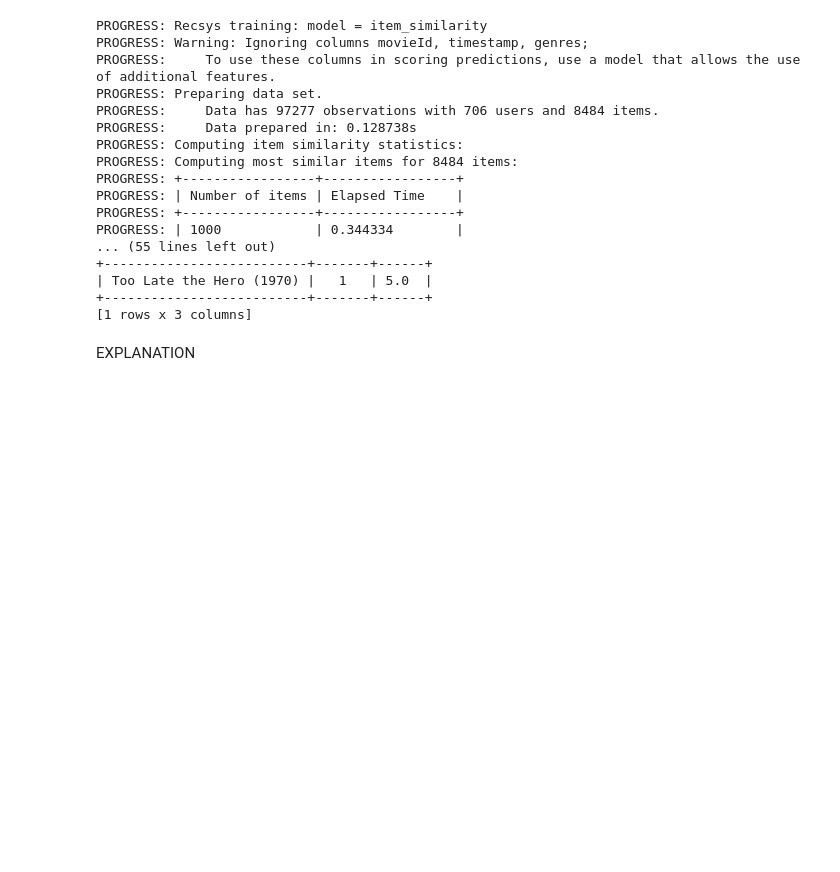
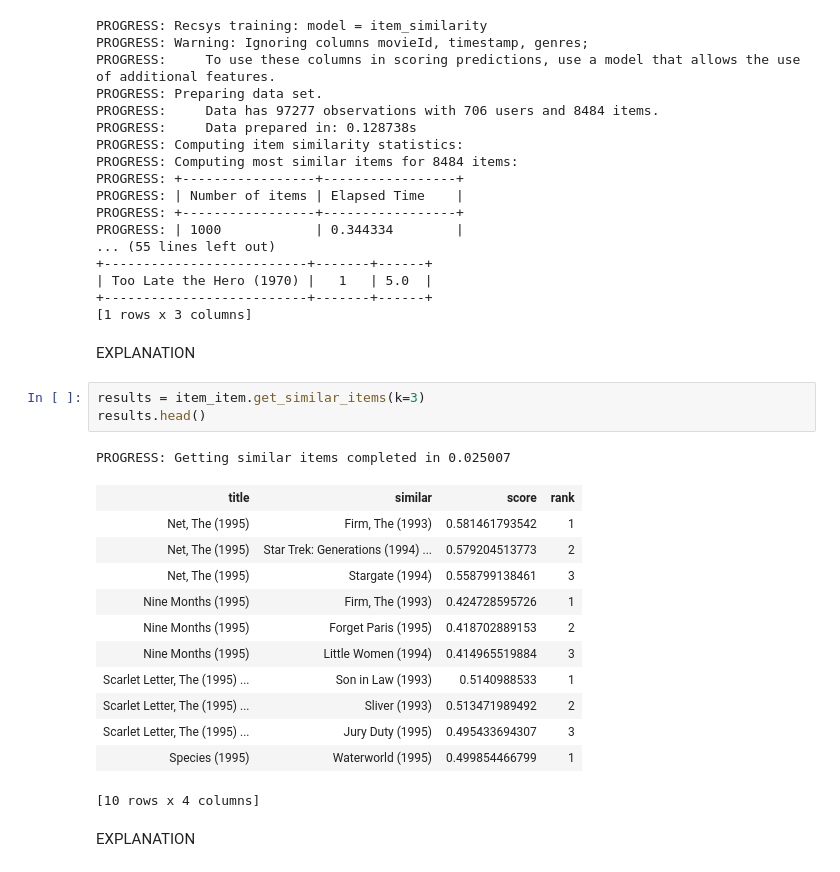
Before and after one commit to SpencerKaiser/DataMining, a Jupyter notebook: 04_AssignmentFour/A4-Master.ipynb, the cells around one changed output. Drawn from its saved outputs; the diff is of its cells as text; blank space fills up the shorter version.

Commit message:
Add explanations, run and submit

```diff
--- a/04_AssignmentFour/A4-Master.ipynb
+++ b/04_AssignmentFour/A4-Master.ipynb
@@ -286,6 +288,25 @@ PROGRESS: | 1000            | 0.344334        |
 | Too Late the Hero (1970) |   1   | 5.0  |
 +--------------------------+-------+------+
 [1 rows x 3 columns]
+# %% [markdown]
+EXPLANATION
+# %%
+results = item_item.get_similar_items(k=3)
+results.head()
+# %% [output]
+PROGRESS: Getting similar items completed in 0.025007
+| title | similar | score | rank |
+| Net, The (1995) | Firm, The (1993) | 0.581461793542 | 1 |
+| Net, The (1995) | Star Trek: Generations (1994) ... | 0.579204513773 | 2 |
+| Net, The (1995) | Stargate (1994) | 0.558799138461 | 3 |
+| Nine Months (1995) | Firm, The (1993) | 0.424728595726 | 1 |
+| Nine Months (1995) | Forget Paris (1995) | 0.418702889153 | 2 |
+| Nine Months (1995) | Little Women (1994) | 0.414965519884 | 3 |
+| Scarlet Letter, The (1995) ... | Son in Law (1993) | 0.5140988533 | 1 |
+| Scarlet Letter, The (1995) ... | Sliver (1993) | 0.513471989492 | 2 |
+| Scarlet Letter, The (1995) ... | Jury Duty (1995) | 0.495433694307 | 3 |
+| Species (1995) | Waterworld (1995) | 0.499854466799 | 1 |
+[10 rows x 4 columns]
 # %% [markdown]
 EXPLANATION
 # %%
```
Also changed, not shown: parts of 4 cells of this notebook.
